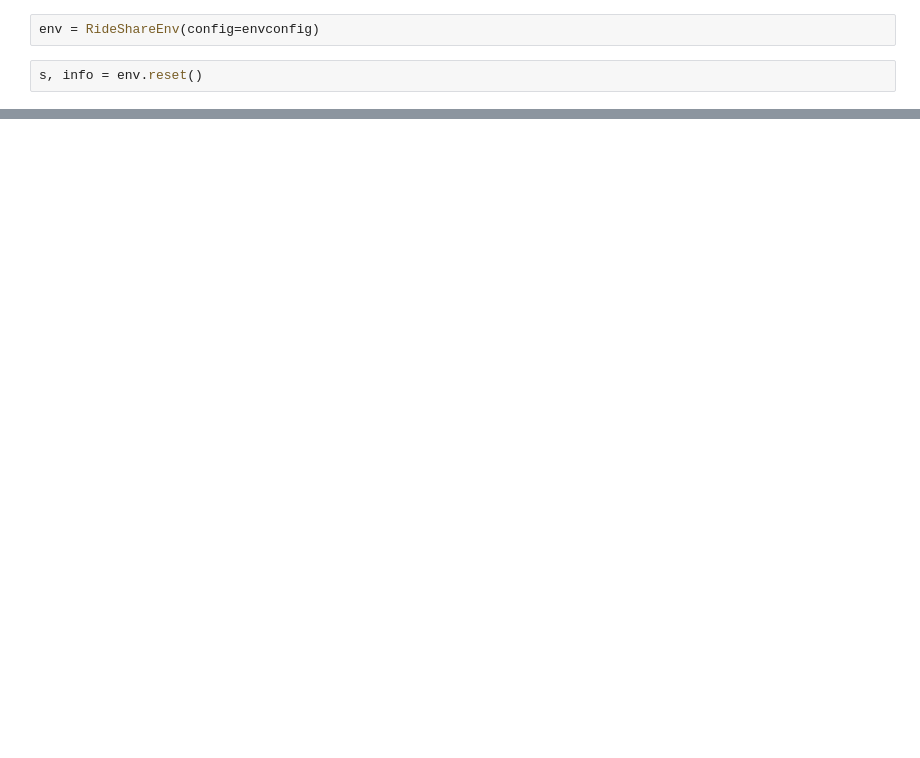
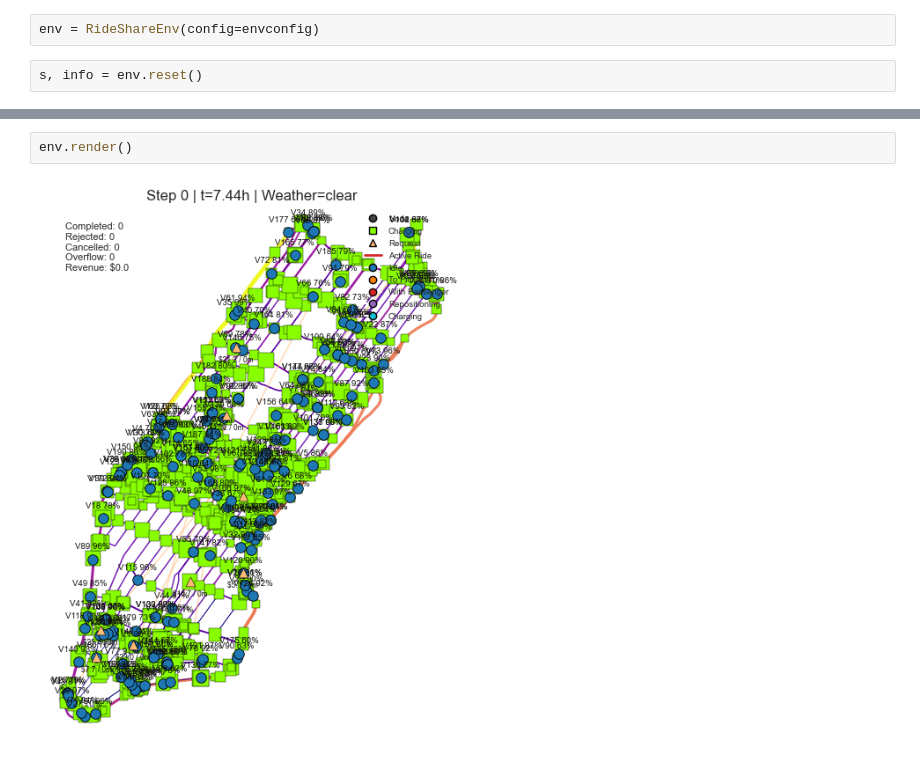
Before and after one commit to akseldkw07/Waymo-Agent, a Jupyter notebook: notebooks/TEMPLATE.ipynb, the cells around one changed output, grey strips where cells are left out. Saved outputs shown, nothing was run; the diff lists cells and outputs as text; blank space fills up the shorter version.

```diff
--- a/notebooks/TEMPLATE.ipynb
+++ b/notebooks/TEMPLATE.ipynb
@@ -44,0 +47,4 @@ env.vehicles
+# %%
+env.render()
+# %% [output]
+[figure, added]
```
Also changed, not shown: parts of 6 cells of this notebook, 31 other files.
